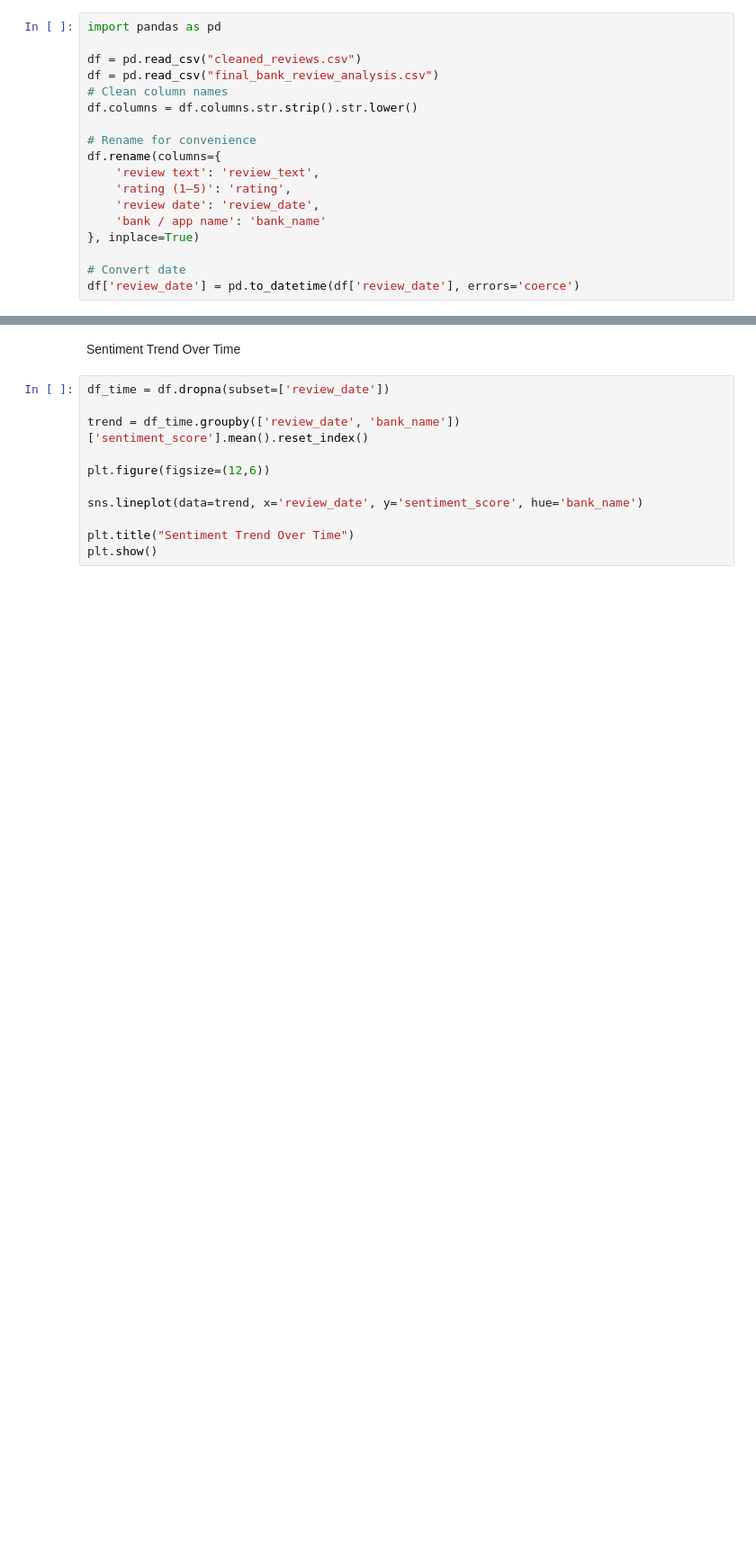
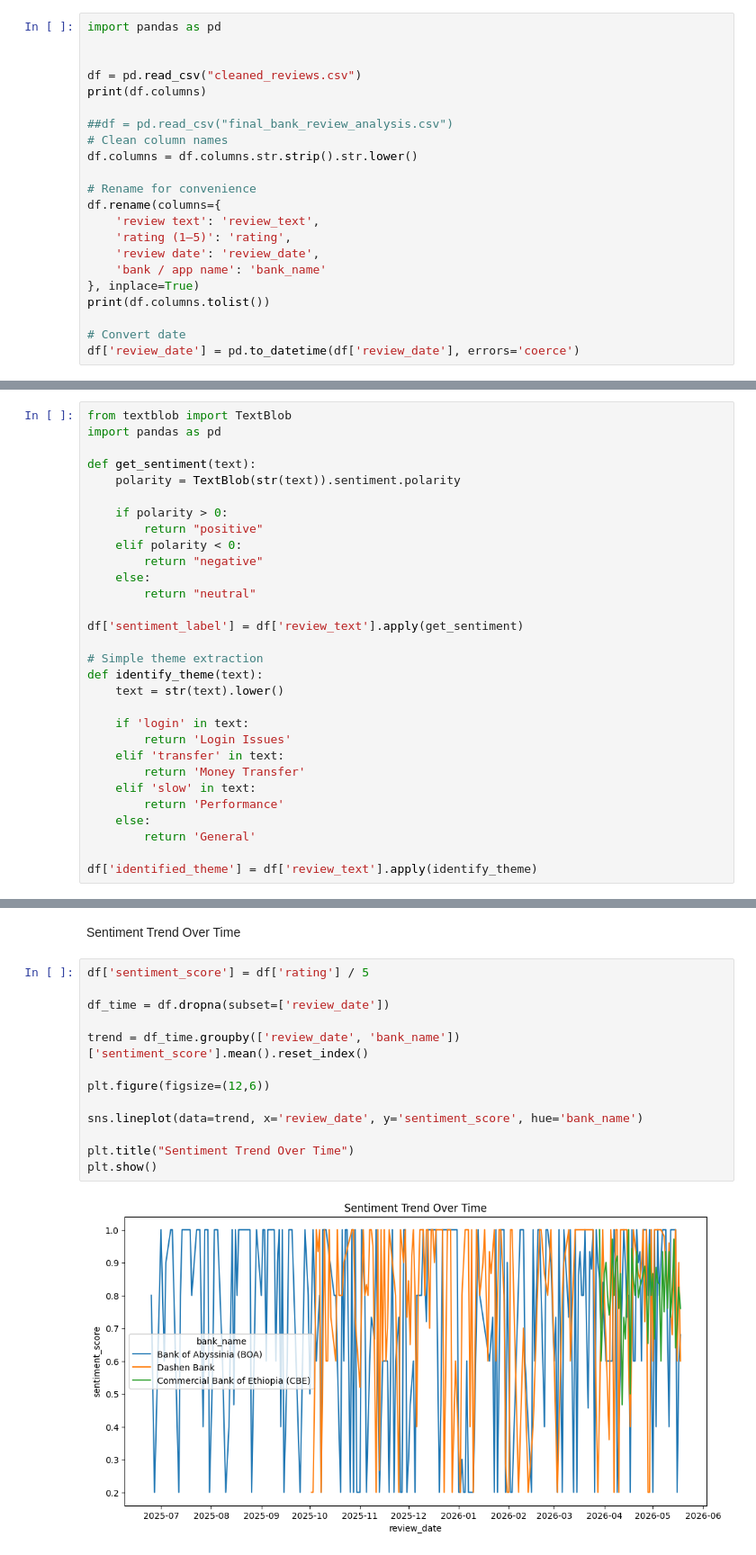
Before and after one commit to mihiret-fasika5/fintech-review-analytics, a Jupyter notebook: notebooks/visualization.ipynb, the cells around one changed output, grey strips where cells are left out. Shown at 90% size. Drawn from its saved outputs; the diff is of its cells as text; blank space fills up the shorter version.

```diff
--- a/notebooks/visualization.ipynb
+++ b/notebooks/visualization.ipynb
@@ -3,8 +3,11 @@ Load and Clean Data
 # %%
 import pandas as pd
 
+
 df = pd.read_csv("cleaned_reviews.csv")
-df = pd.read_csv("final_bank_review_analysis.csv")
+print(df.columns)
+
+##df = pd.read_csv("final_bank_review_analysis.csv")
 # Clean column names
 df.columns = df.columns.str.strip().str.lower()
 
@@ -15,6 +18,7 @@ df.rename(columns={
     'review date': 'review_date',
     'bank / app name': 'bank_name'
 }, inplace=True)
+print(df.columns.tolist())
 
 # Convert date
 df['review_date'] = pd.to_datetime(df['review_date'], errors='coerce')
@@ -21,5 +30,35 @@ df['review_date'] = pd.to_datetime(df['review_date'], errors='coerce')
 # %% [markdown]
 Sentiment Distribution by Bank (Stacked Bar)
+# %%
+from textblob import TextBlob
+import pandas as pd
+
+def get_sentiment(text):
+    polarity = TextBlob(str(text)).sentiment.polarity
+
+    if polarity > 0:
+        return "positive"
+    elif polarity < 0:
+        return "negative"
+    else:
+        return "neutral"
+
+df['sentiment_label'] = df['review_text'].apply(get_sentiment)
+
+# Simple theme extraction
+def identify_theme(text):
+    text = str(text).lower()
+
+    if 'login' in text:
+        return 'Login Issues'
+    elif 'transfer' in text:
+        return 'Money Transfer'
+    elif 'slow' in text:
+        return 'Performance'
+    else:
+        return 'General'
+
+df['identified_theme'] = df['review_text'].apply(identify_theme)
 # %%
 import seaborn as sns
 import matplotlib.pyplot as plt
@@ -72,13 +116,17 @@ plt.show()
 # %% [markdown]
 Sentiment Trend Over Time
 # %%
+df['sentiment_score'] = df['rating'] / 5
+
 df_time = df.dropna(subset=['review_date'])
 
 trend = df_time.groupby(['review_date', 'bank_name'])['sentiment_score'].mean().reset_index()
 
 plt.figure(figsize=(12,6))
 
 sns.lineplot(data=trend, x='review_date', y='sentiment_score', hue='bank_name')
 
 plt.title("Sentiment Trend Over Time")
 plt.show()
+# %% [output]
+[figure, added]
```
Also changed, not shown: parts of 5 cells of this notebook.
